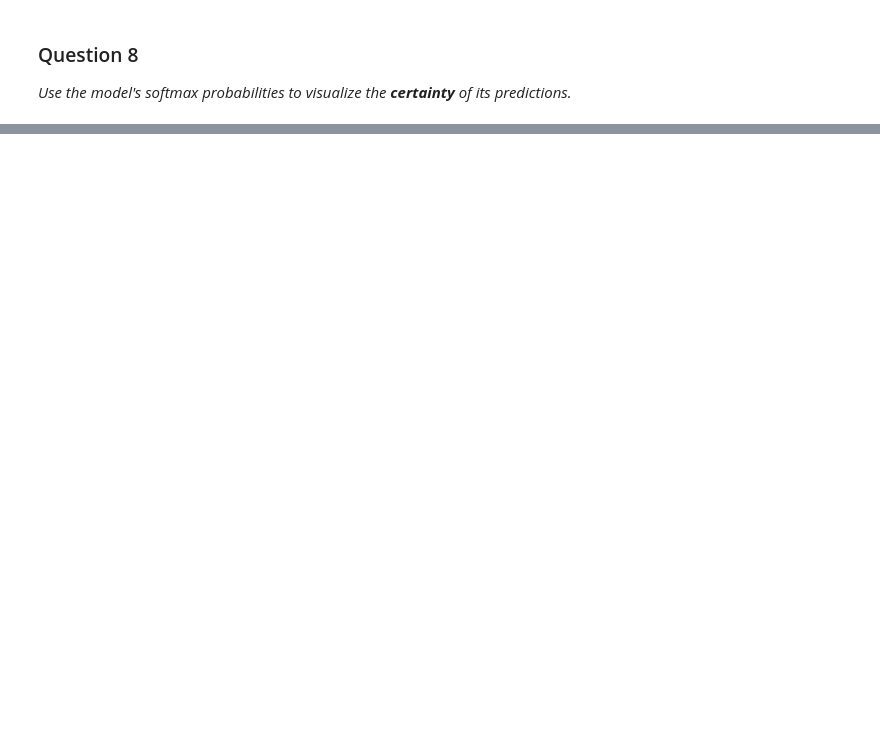
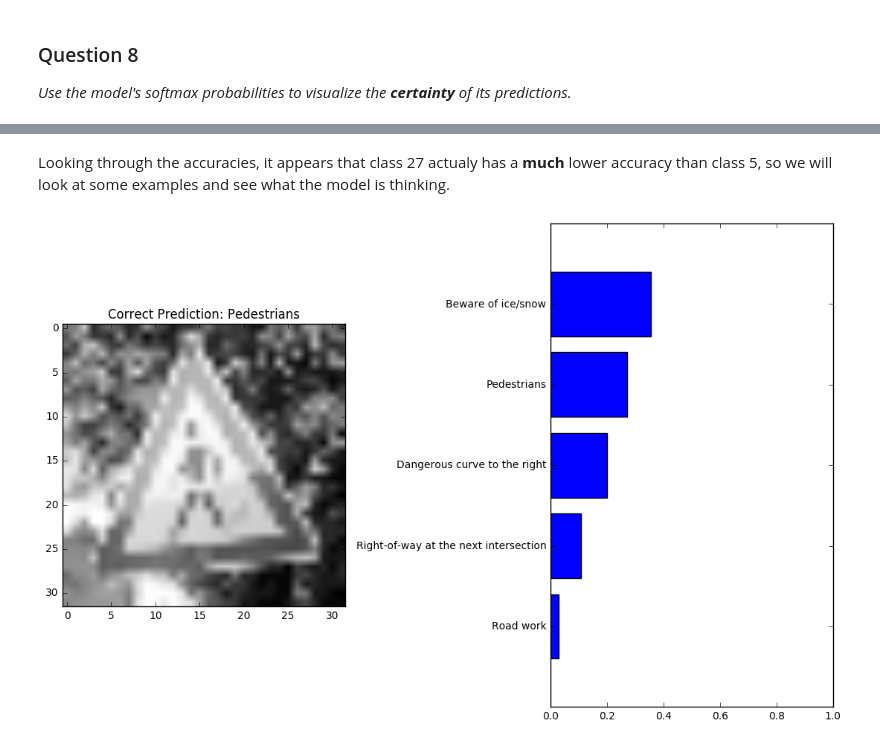
Before and after one commit to jpthalman/CarND, a Jupyter notebook: Projects/P2-TrafficSigns/Traffic_Signs_Recognition.ipynb, the cells around one changed output, grey strips where cells are left out. Drawn from its saved outputs; the diff is of its cells as text; code cells hidden in the pictures; blank space fills up the shorter version.

```diff
--- a/Projects/P2-TrafficSigns/Traffic_Signs_Recognition.ipynb
+++ b/Projects/P2-TrafficSigns/Traffic_Signs_Recognition.ipynb
@@ -610,0 +606,12 @@ As a final step, let's take a look at some incorrectly classified images from ou
+# %%
+pred = de_one_hot(SignClassifier.predict(X_test))
+actual = de_one_hot(y_test)
+# %%
+correct = [pred[i] == actual[i] for i in range(len(pred))]
+incorrect = []
+
+for i, accurate in enumerate(correct):
+    if accurate == False:
+        incorrect.append(i)
+
+print("Number of Incorrect Examples: %d out of %d" % (len(incorrect), len(y_test)))
@@ -610,0 +647,7 @@ As a final step, let's take a look at some incorrectly classified images from ou
+# %% [markdown]
+Looking through the accuracies, it appears that class 27 actualy has a **much** lower accuracy than class 5, so we will look at some examples and see what the model is thinking.
+# %%
+i = incorrect[24]
+vizualize_softmax_probabilities(SignClassifier, X_test[i], num_probs=5, correct_prediction=actual[i])
+# %% [output]
+[figure, added]
```
Also changed, not shown: parts of 35 cells of this notebook, 2 other files.
